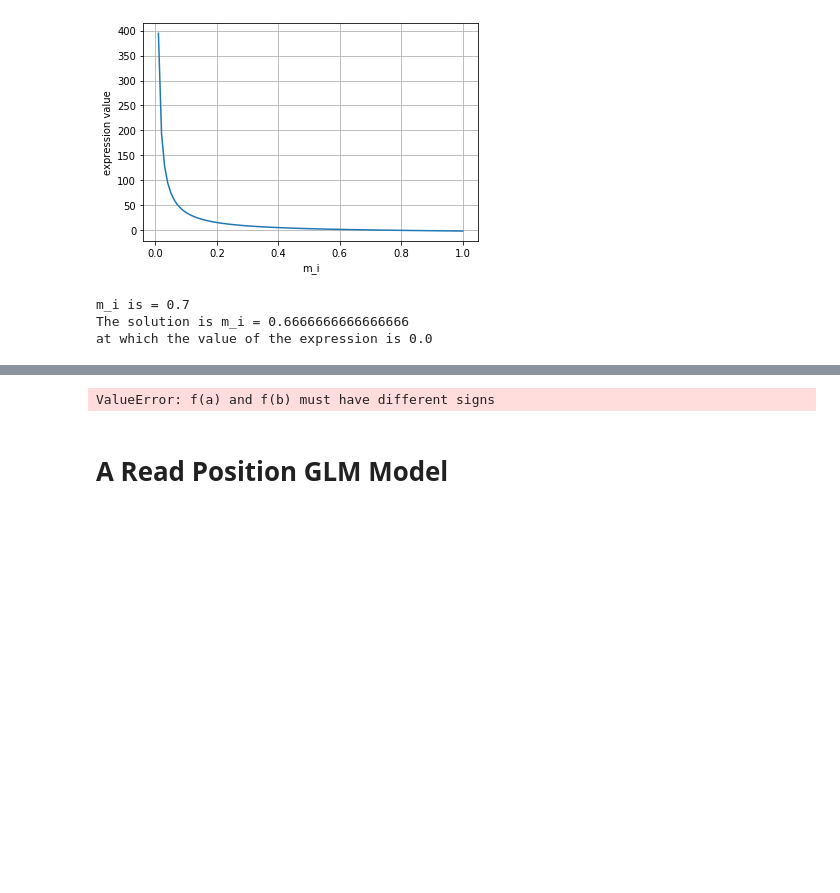
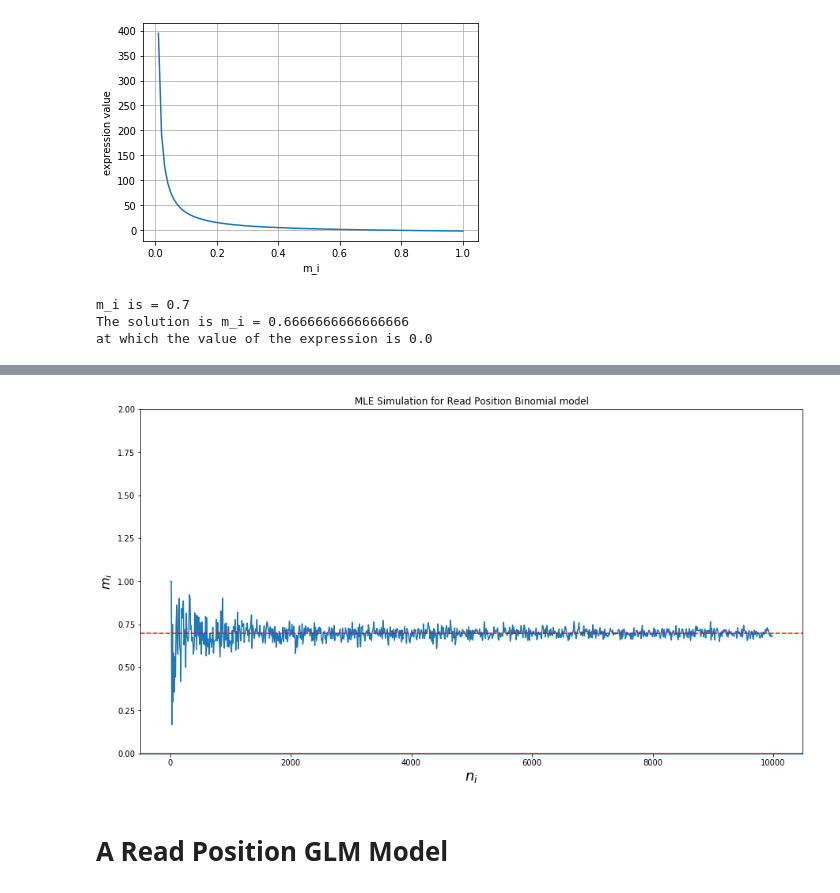
Before and after one commit to kod5kod/RandomResearch, a Jupyter notebook: deamination_estimator_simulation_20200324.ipynb, the cells around one changed output, grey strips where cells are left out. Cells and saved outputs as stored; diff of their text form; code cells hidden in the pictures; blank space fills up the shorter version.

```diff
--- a/deamination_estimator_simulation_20200324.ipynb
+++ b/deamination_estimator_simulation_20200324.ipynb
@@ -183,27 +164,26 @@ plt.show()
 # %%
 max_n_i = 10000
 # Plotting the simulation per coverage size:
 est_list = []
 rng = range(10,max_n_i,10)
 for i in rng:
     t_i = np.random.binomial(1,pi*m_i,i)
     #solution = fsolve(FOC, m_i_initial_guess,args=(i,p_i))[0]
-    solution = sp.optimize.brentq(FOC,a = 0.1, b = 0.9,args=(i,p_i))
-    #print(solution)
+    solution = sp.optimize.brentq(FOC,a = 1e-20, b = 1-1e-20,args=(i,p_i))
     est_list.append(solution)
 # Plotting simulation:
 fig = plt.figure(figsize = (15,8))
 ax = fig.add_subplot(111)
 ax.plot(list(rng),est_list,)
 ax.axhline(y=m_i, color = 'red', ls='--')
 ax.set_title('MLE Simulation for Read Position Binomial model')
 plt.xlabel('$n_i$', fontsize=18)
 plt.ylabel('$m_i$', fontsize=16)
 plt.ylim([0,2])
 ax.axhline()
 plt.show()
 # %% [output]
-ValueError: f(a) and f(b) must have different signs
+[figure, added]
 # %% [markdown]
 # A Read Position GLM Model
 # %% [markdown]
```
Also changed, not shown: parts of 3 cells of this notebook, 1 other file.
